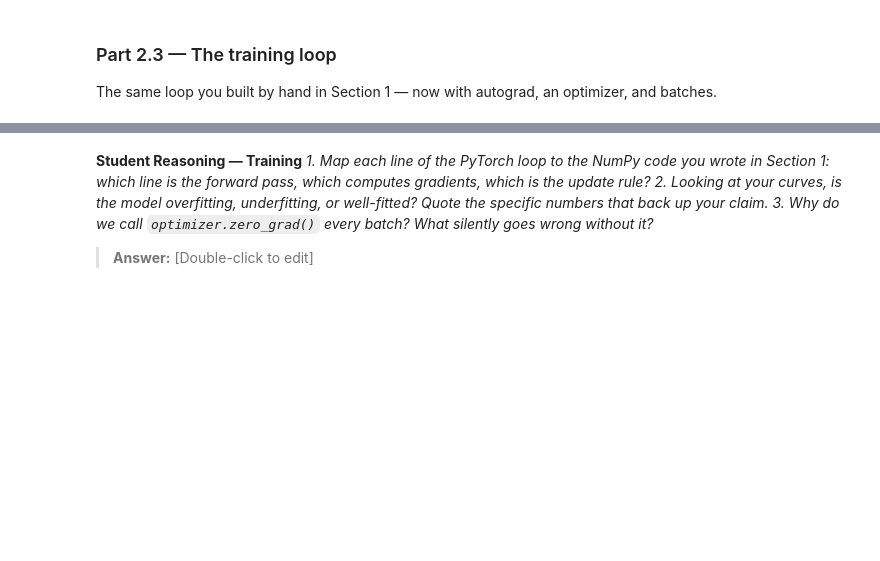
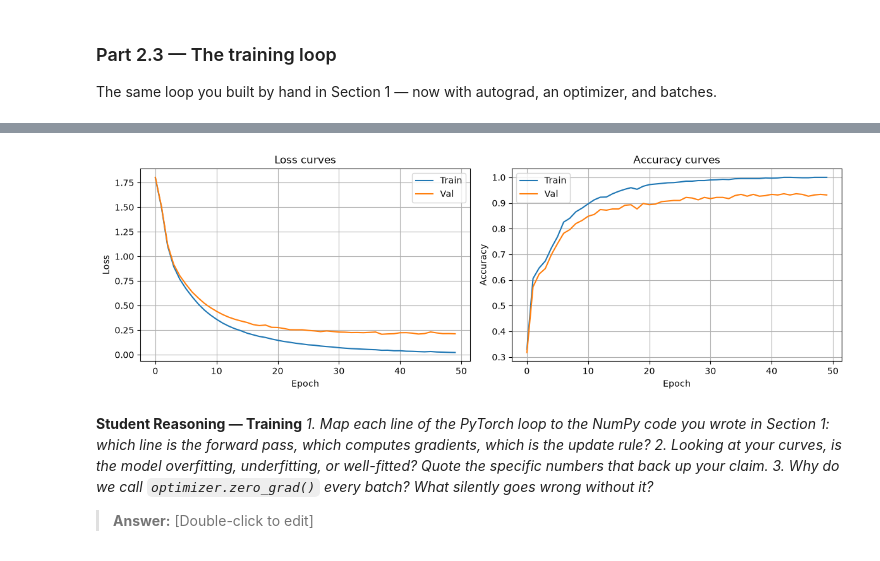
Before and after one commit to Rydwan1746/lab-3, a Jupyter notebook: Lab_3.ipynb, the cells around one changed output, grey strips where cells are left out. Drawn from its saved outputs; the diff is of its cells as text; code cells hidden in the pictures; blank space fills up the shorter version.

```diff
--- a/Lab_3.ipynb
+++ b/Lab_3.ipynb
@@ -605,0 +589,78 @@ The same loop you built by hand in Section 1 — now with autograd, an optimizer
+# %%
+import copy
+
+def train_model(model, train_loader, val_loader, epochs=50, lr=1e-3):
+    criterion = nn.CrossEntropyLoss()
+    optimizer = torch.optim.Adam(model.parameters(), lr=lr)
+
+    history = {"train_loss": [], "val_loss": [], "train_acc": [], "val_acc": []}
+    best_val_acc = 0.0
+    best_weights = None
+
+    for epoch in range(1, epochs + 1):
+        #  Train
+        model.train()
+        for xb, yb in train_loader:
+            xb, yb = xb.to(DEVICE), yb.to(DEVICE)
+            optimizer.zero_grad()           # clear gradients from last step
+            logits = model(xb)              # forward pass
+            loss = criterion(logits, yb)    # loss
+            loss.backward()                 # backprop (automates Part 1.2)
+            optimizer.step()                # gradient descent step (automates Part 1.1)
+
+        #  Evaluate
+        model.eval()
+        with torch.no_grad():
+            def eval_split(loader):
+                total_loss, correct, n = 0.0, 0, 0
+                for xb, yb in loader:
+                    xb, yb = xb.to(DEVICE), yb.to(DEVICE)
+                    logits = model(xb)
+                    total_loss += criterion(logits, yb).item() * len(yb)
+                    correct += (logits.argmax(1) == yb).sum().item()
+                    n += len(yb)
+                return total_loss / n, correct / n
+
+            tr_loss, tr_acc = eval_split(train_loader)
+            va_loss, va_acc = eval_split(val_loader)
+
+        history["train_loss"].append(tr_loss)
+        history["val_loss"].append(va_loss)
+        history["train_acc"].append(tr_acc)
+        history["val_acc"].append(va_acc)
+
+        if va_acc > best_val_acc:
+            best_val_acc = va_acc
+            best_weights = copy.deepcopy(model.state_dict())
+
+        if epoch % 10 == 0 or epoch == 1:
+            print(f"Epoch {epoch:3d} | tr_loss {tr_loss:.4f} tr_acc {tr_acc:.4f} "
+                  f"| va_loss {va_loss:.4f} va_acc {va_acc:.4f}")
+
+    # Save best weights
+    torch.save(best_weights, "ffn_best.pt")
+    model.load_state_dict(best_weights)   # restore best for evaluation
+    return history
+
+
+model = FeedForwardNet(input_dim=input_dim, hidden_sizes=(64, 32), n_classes=7).to(DEVICE)
+history = train_model(model, train_loader, val_loader, epochs=50, lr=1e-3)
+
+#  Plot learning curves
+import matplotlib.pyplot as plt
+
+fig, (ax1, ax2) = plt.subplots(1, 2, figsize=(12, 4))
+
+ax1.plot(history["train_loss"], label="Train")
+ax1.plot(history["val_loss"],   label="Val")
+ax1.set_xlabel("Epoch"); ax1.set_ylabel("Loss")
+ax1.set_title("Loss curves"); ax1.legend(); ax1.grid()
+
+ax2.plot(history["train_acc"], label="Train")
+ax2.plot(history["val_acc"],   label="Val")
+ax2.set_xlabel("Epoch"); ax2.set_ylabel("Accuracy")
+ax2.set_title("Accuracy curves"); ax2.legend(); ax2.grid()
+
+plt.tight_layout()
+plt.show()
+# %% [output]
@@ -606,3 +673,4 @@ The same loop you built by hand in Section 1 — now with autograd, an optimizer
+[figure, added]
 # %% [markdown]
 **Student Reasoning — Training**
 *1. Map each line of the PyTorch loop to the NumPy code you wrote in Section 1: which line is
```
Also changed, not shown: parts of 6 cells of this notebook, 1 other file.
